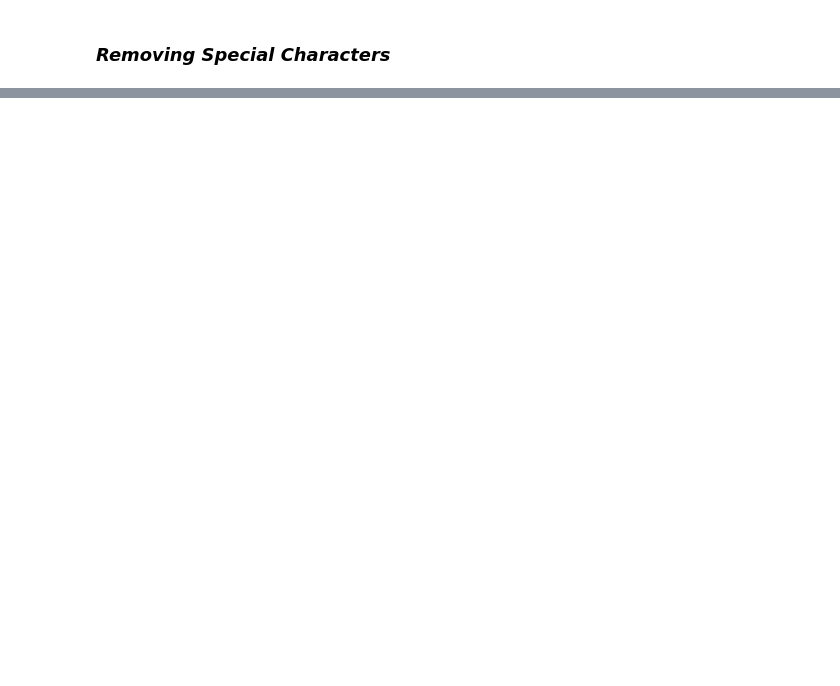
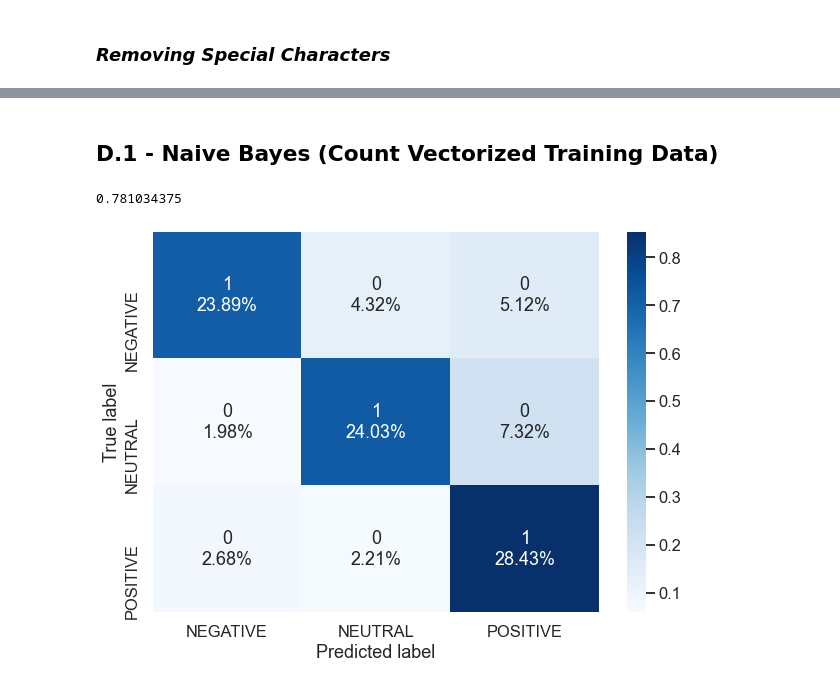
Before and after one commit to sqayum/dsc-phase-4-project, a Jupyter notebook: twitter-sentiment-analysis.ipynb, the cells around one changed output, grey strips where cells are left out. Saved outputs shown, nothing was run; the diff lists cells and outputs as text; code cells hidden in the pictures; blank space fills up the shorter version.

```diff
--- a/twitter-sentiment-analysis.ipynb
+++ b/twitter-sentiment-analysis.ipynb
@@ -407,0 +560,3 @@ corpus.head(10)
+# %%
+label_encoder = LabelEncoder()
+label_encoder.fit(y_train.tolist())
@@ -407,0 +565,3 @@ corpus.head(10)
+# %%
+y_train = label_encoder.transform(y_train.tolist())
+y_validate = label_encoder.transform(y_validate.tolist())
@@ -407,0 +668,16 @@ corpus.head(10)
+# %%
+mnb = MultinomialNB()
+# %% [markdown]
+## D.1 - Naive Bayes (Count Vectorized Training Data)
+# %%
+mnb.fit(X_train_CV, y_train)
+y_pred_CV = mnb.predict(X_validate_CV)
+# %%
+accuracy_score(y_validate, y_pred_CV)
+# %% [output]
+0.781034375
+# %%
+cm = confusion_matrix(y_validate, y_pred_CV, normalize='true')
+plot_confusion_matrix(cm, categories=label_encoder.classes_, sum_stats=False, figsize=(10,7))
+# %% [output]
+[figure, added]
```
Also changed, not shown: parts of 122 cells of this notebook, 6 other files.
